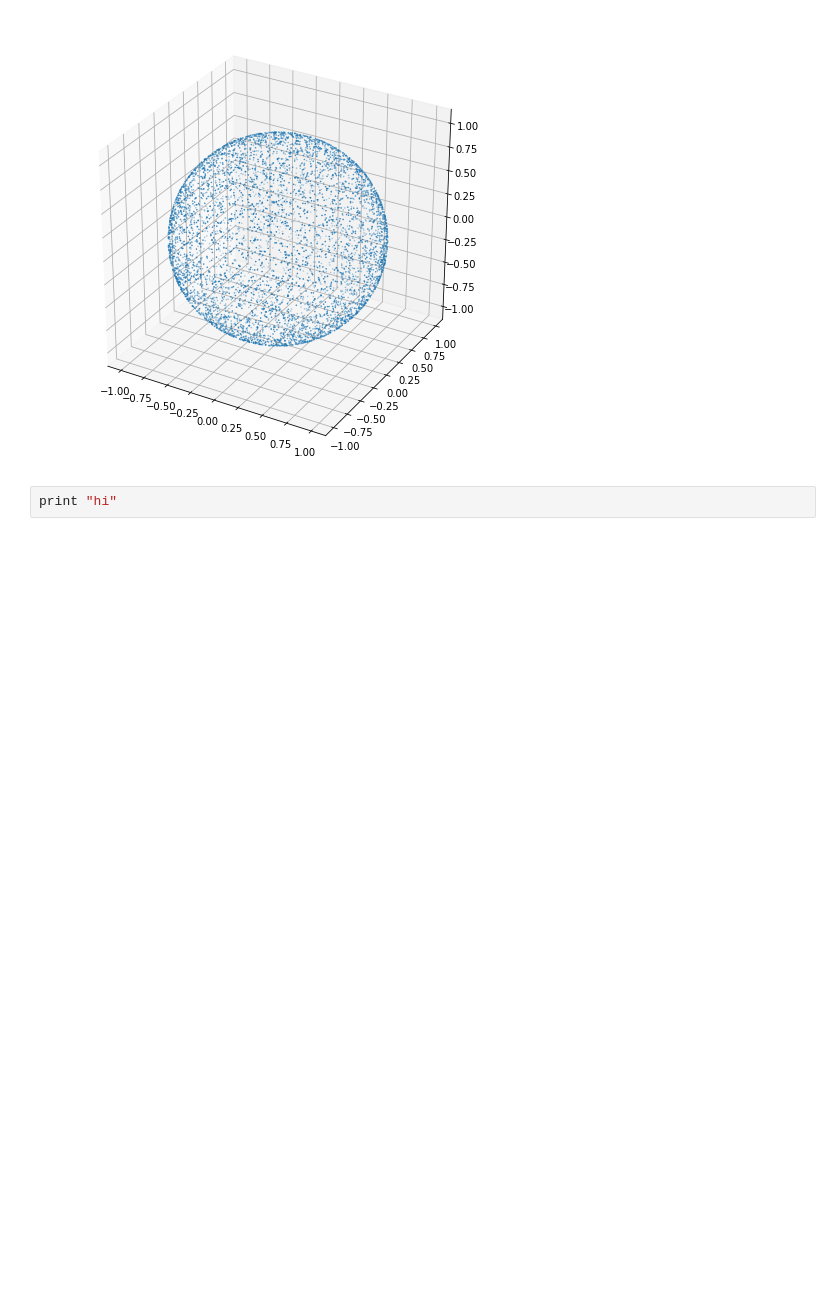
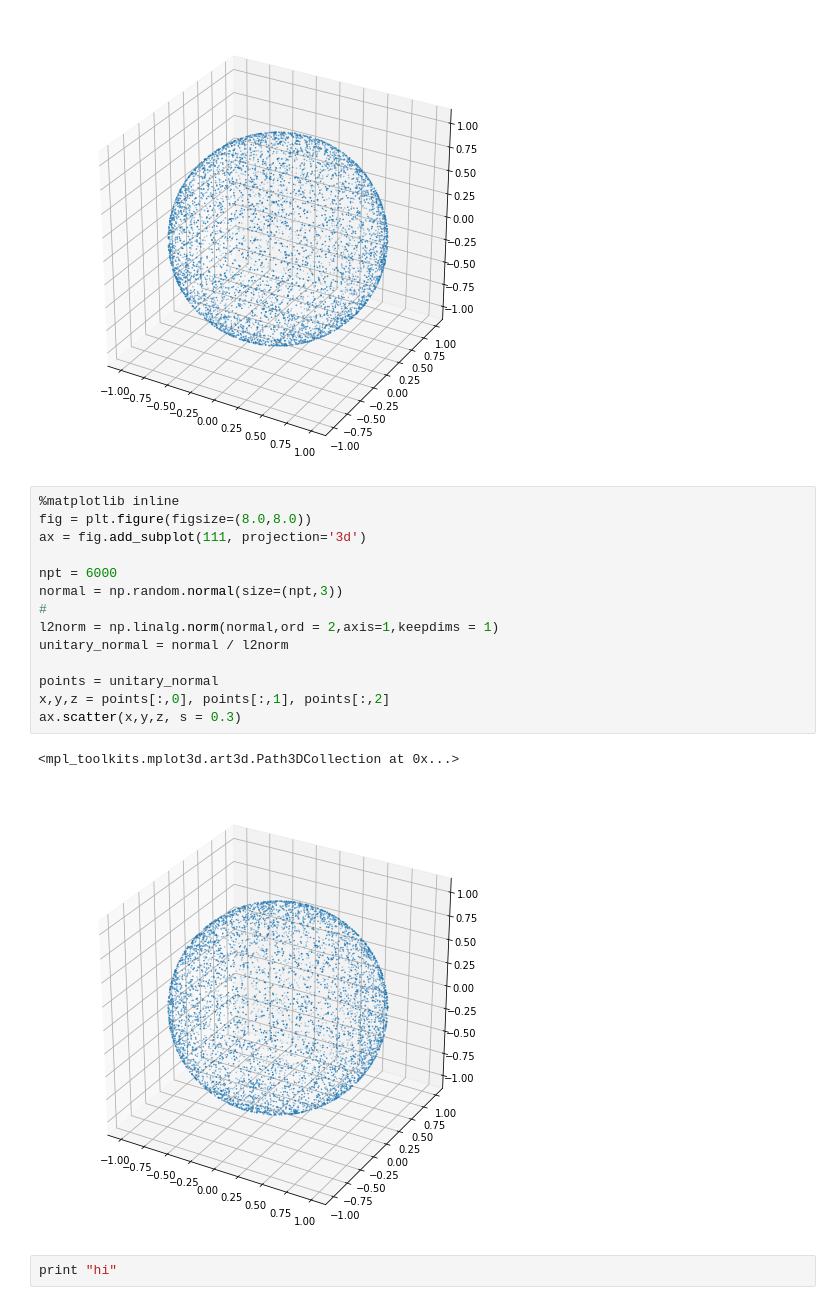
Before and after one commit to MathAndAlgo/DiscussionBoard, a Jupyter notebook: [概率论]以在球面上任意四点为顶点的四面体将球心包含在内的概率.ipynb, the cells around one changed output. Saved outputs shown, nothing was run; the diff lists cells and outputs as text; blank space fills up the shorter version.

Commit message:
[added] Gaussian normal sampling for dimn>=3

```diff
--- a/[概率论]以在球面上任意四点为顶点的四面体将球心包含在内的概率.ipynb
+++ b/[概率论]以在球面上任意四点为顶点的四面体将球心包含在内的概率.ipynb
@@ -236,6 +237,23 @@ ax.scatter(x,y,z, s = 0.3)
 # %% [output]
 <mpl_toolkits.mplot3d.art3d.Path3DCollection at 0x...>
 [figure]
+# %%
+%matplotlib inline
+fig = plt.figure(figsize=(8.0,8.0))
+ax = fig.add_subplot(111, projection='3d')
+
+npt = 6000
+normal = np.random.normal(size=(npt,3))
+#
+l2norm = np.linalg.norm(normal,ord = 2,axis=1,keepdims = 1)
+unitary_normal = normal / l2norm
+
+points = unitary_normal
+x,y,z = points[:,0], points[:,1], points[:,2]
+ax.scatter(x,y,z, s = 0.3)
+# %% [output]
+<mpl_toolkits.mplot3d.art3d.Path3DCollection at 0x...>
+[figure, added]
 # %%
 print "hi"
 # %% [output]
```
Also changed, not shown: parts of 5 cells of this notebook.
